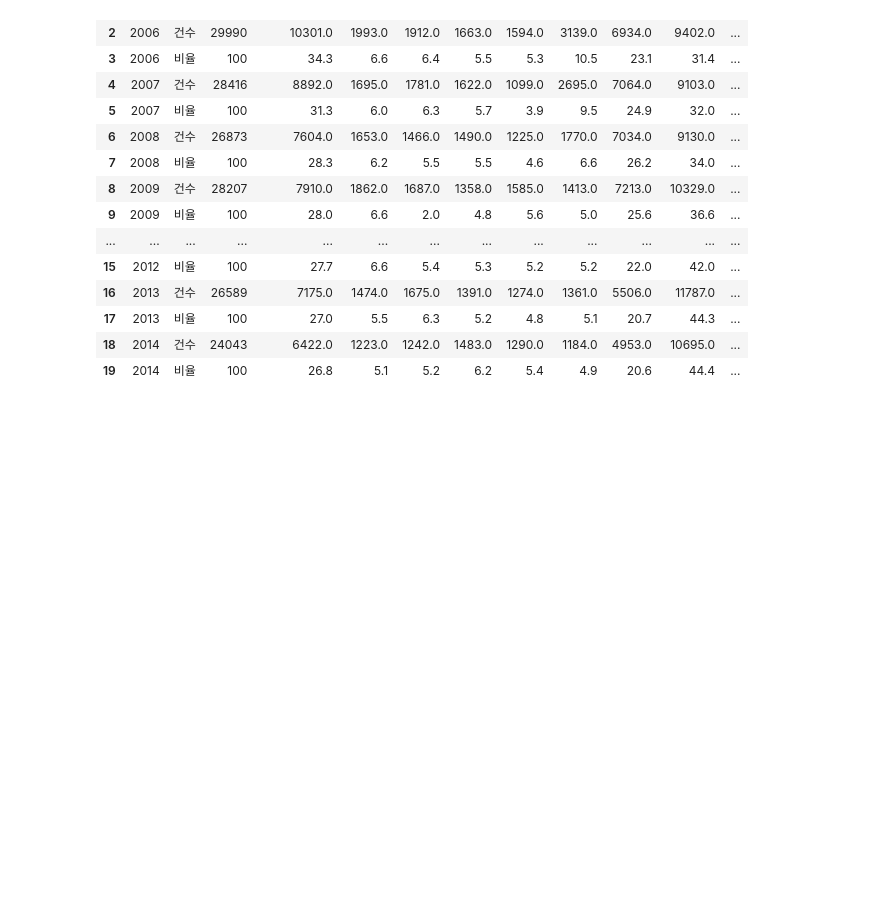
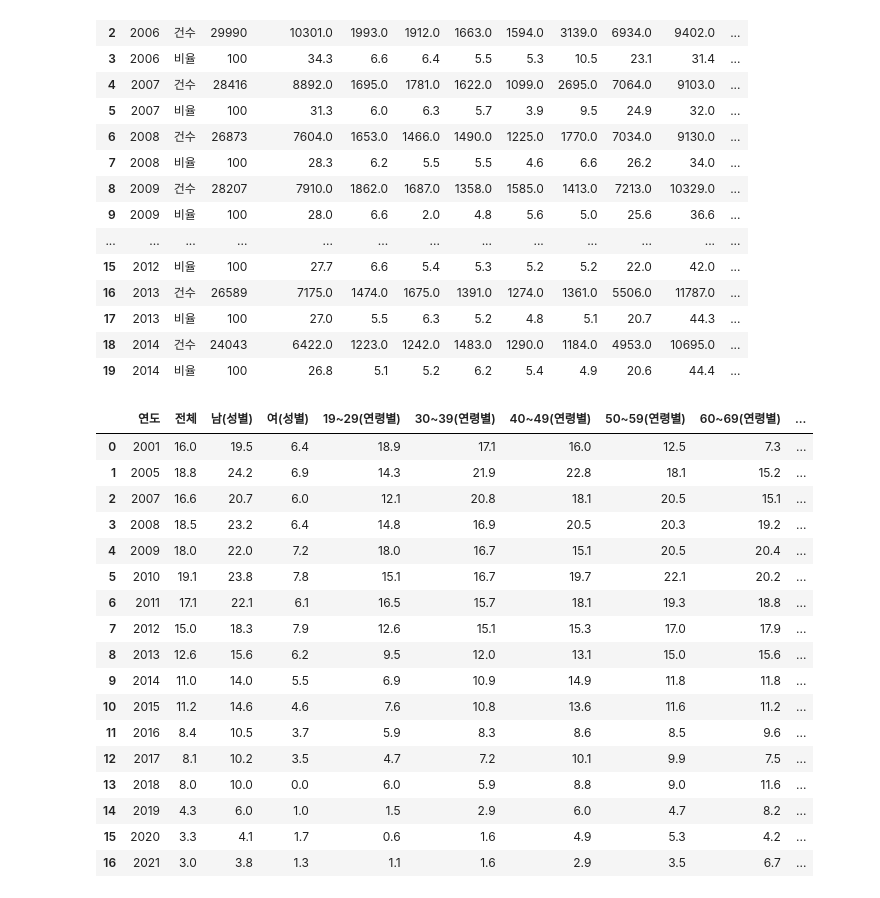
Before and after one commit to Eunhasuiin/LikeLion_Mid_team_14, a Jupyter notebook: members/장주호/notebooks/EDA.ipynb, the cells around one changed output. Cells and saved outputs as stored; diff of their text form; code cells hidden in the pictures; blank space fills up the shorter version.

```diff
--- a/members/장주호/notebooks/EDA.ipynb
+++ b/members/장주호/notebooks/EDA.ipynb
@@ -145,3 +486,24 @@ df #
 | 17 | 2013 | 비율 | 100 | 27.0 | 5.5 | 6.3 | 5.2 | 4.8 | 5.1 | 20.7 | 44.3 | ... |
 | 18 | 2014 | 건수 | 24043 | 6422.0 | 1223.0 | 1242.0 | 1483.0 | 1290.0 | 1184.0 | 4953.0 | 10695.0 | ... |
 | 19 | 2014 | 비율 | 100 | 26.8 | 5.1 | 5.2 | 6.2 | 5.4 | 4.9 | 20.6 | 44.4 | ... |
+# %%
+pd.read_excel(input_file_dir+'19세 이상 성인의 연간 음주운전 경험률.xls')
+# %% [output]
+|  | 연도 | 전체 | 남(성별) | 여(성별) | 19~29(연령별) | 30~39(연령별) | 40~49(연령별) | 50~59(연령별) | 60~69(연령별) | ... |
+| 0 | 2001 | 16.0 | 19.5 | 6.4 | 18.9 | 17.1 | 16.0 | 12.5 | 7.3 | ... |
+| 1 | 2005 | 18.8 | 24.2 | 6.9 | 14.3 | 21.9 | 22.8 | 18.1 | 15.2 | ... |
+| 2 | 2007 | 16.6 | 20.7 | 6.0 | 12.1 | 20.8 | 18.1 | 20.5 | 15.1 | ... |
+| 3 | 2008 | 18.5 | 23.2 | 6.4 | 14.8 | 16.9 | 20.5 | 20.3 | 19.2 | ... |
+| 4 | 2009 | 18.0 | 22.0 | 7.2 | 18.0 | 16.7 | 15.1 | 20.5 | 20.4 | ... |
+| 5 | 2010 | 19.1 | 23.8 | 7.8 | 15.1 | 16.7 | 19.7 | 22.1 | 20.2 | ... |
+| 6 | 2011 | 17.1 | 22.1 | 6.1 | 16.5 | 15.7 | 18.1 | 19.3 | 18.8 | ... |
+| 7 | 2012 | 15.0 | 18.3 | 7.9 | 12.6 | 15.1 | 15.3 | 17.0 | 17.9 | ... |
+| 8 | 2013 | 12.6 | 15.6 | 6.2 | 9.5 | 12.0 | 13.1 | 15.0 | 15.6 | ... |
+| 9 | 2014 | 11.0 | 14.0 | 5.5 | 6.9 | 10.9 | 14.9 | 11.8 | 11.8 | ... |
+| 10 | 2015 | 11.2 | 14.6 | 4.6 | 7.6 | 10.8 | 13.6 | 11.6 | 11.2 | ... |
+| 11 | 2016 | 8.4 | 10.5 | 3.7 | 5.9 | 8.3 | 8.6 | 8.5 | 9.6 | ... |
+| 12 | 2017 | 8.1 | 10.2 | 3.5 | 4.7 | 7.2 | 10.1 | 9.9 | 7.5 | ... |
+| 13 | 2018 | 8.0 | 10.0 | 0.0 | 6.0 | 5.9 | 8.8 | 9.0 | 11.6 | ... |
+| 14 | 2019 | 4.3 | 6.0 | 1.0 | 1.5 | 2.9 | 6.0 | 4.7 | 8.2 | ... |
+| 15 | 2020 | 3.3 | 4.1 | 1.7 | 0.6 | 1.6 | 4.9 | 5.3 | 4.2 | ... |
+| 16 | 2021 | 3.0 | 3.8 | 1.3 | 1.1 | 1.6 | 2.9 | 3.5 | 6.7 | ... |
```
Also changed, not shown: parts of 22 cells of this notebook, 6 other files.
